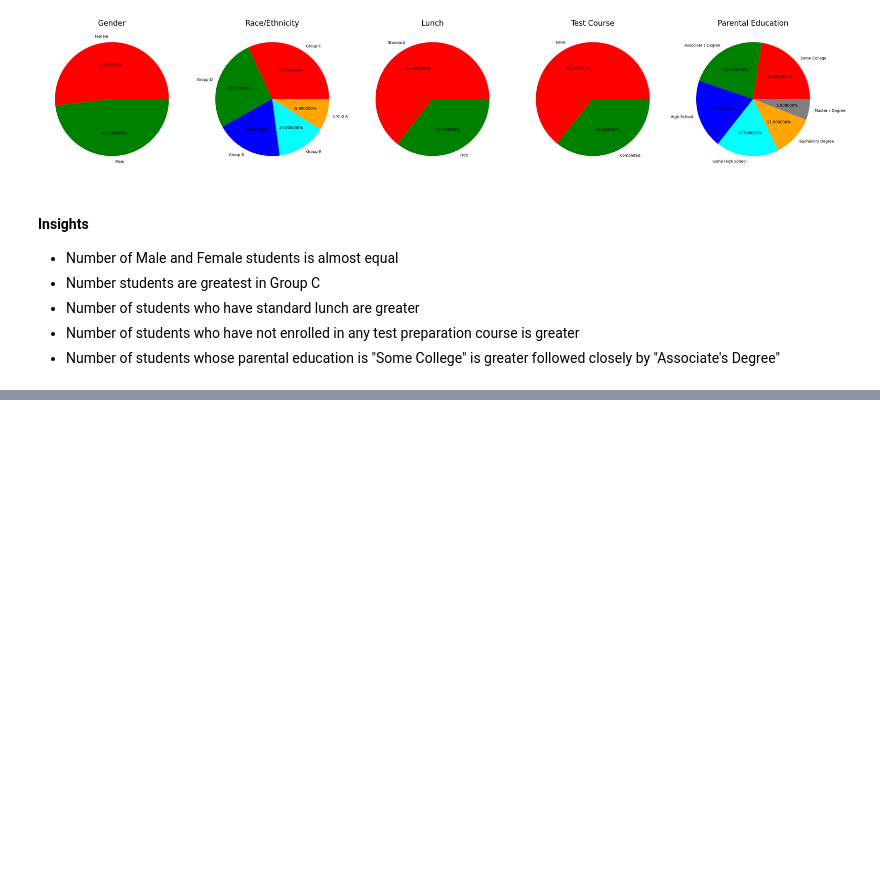
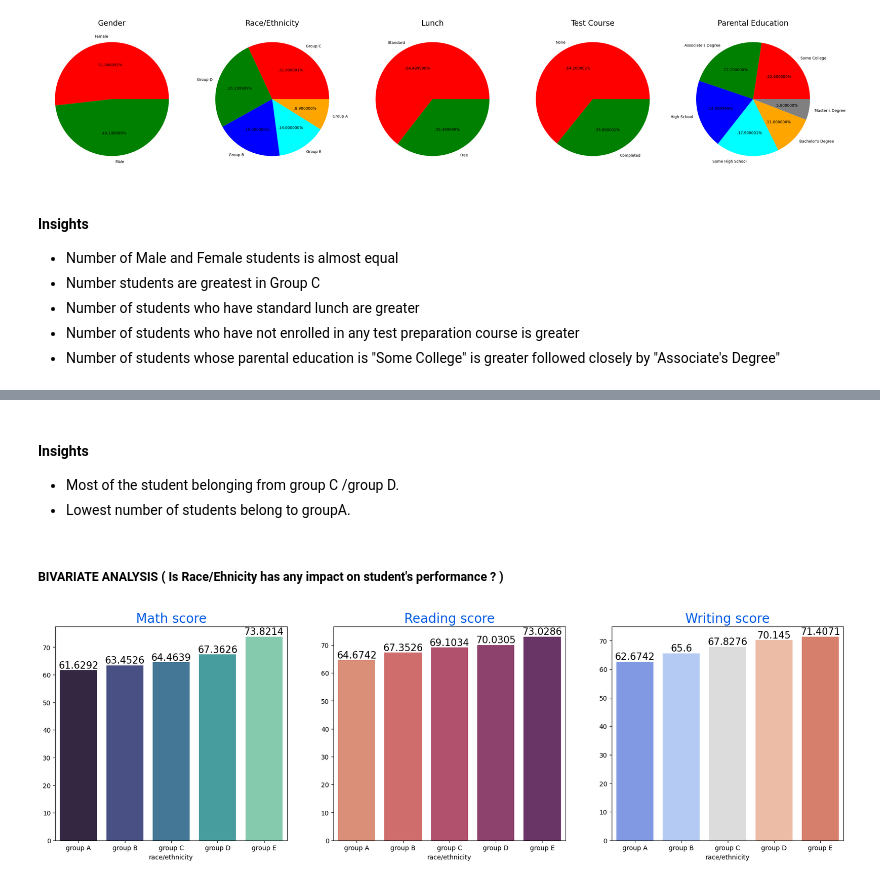
Before and after one commit to KanwalArora029/ml-projects, a Jupyter notebook: src/notebook/EDA STUDENT PERFORMANCE.ipynb, the cells around one changed output, grey strips where cells are left out. Drawn from its saved outputs; the diff is of its cells as text; code cells hidden in the pictures; blank space fills up the shorter version.

```diff
--- a/src/notebook/EDA STUDENT PERFORMANCE.ipynb
+++ b/src/notebook/EDA STUDENT PERFORMANCE.ipynb
@@ -336,0 +407,28 @@ plt.show()
+# %% [markdown]
+#### Insights
+* Most of the student belonging from group C /group D.
+* Lowest number of students belong to groupA.
+# %% [markdown]
+##### BIVARIATE ANALYSIS ( Is Race/Ehnicity has any impact on student's performance ? )
+# %%
+Group_data2=df_student.groupby('race/ethnicity')
+f,ax=plt.subplots(1,3,figsize=(22,6))
+sns.barplot(x=Group_data2['math score'].mean().index,y=Group_data2['math score'].mean().values,palette = 'mako',ax=ax[0])
+ax[0].set_title('Math score',color='#005ce6',size=20)
+
+for container in ax[0].containers:
+    ax[0].bar_label(container,color='black',size=15)
+
+sns.barplot(x=Group_data2['reading score'].mean().index,y=Group_data2['reading score'].mean().values,palette = 'flare',ax=ax[1])
+ax[1].set_title('Reading score',color='#005ce6',size=20)
+
+for container in ax[1].containers:
+    ax[1].bar_label(container,color='black',size=15)
+
+sns.barplot(x=Group_data2['writing score'].mean().index,y=Group_data2['writing score'].mean().values,palette = 'coolwarm',ax=ax[2])
+ax[2].set_title('Writing score',color='#005ce6',size=20)
+
+for container in ax[2].containers:
+    ax[2].bar_label(container,color='black',size=15)
+# %% [output]
+[figure, added]
```
Also changed, not shown: parts of 35 cells of this notebook.
